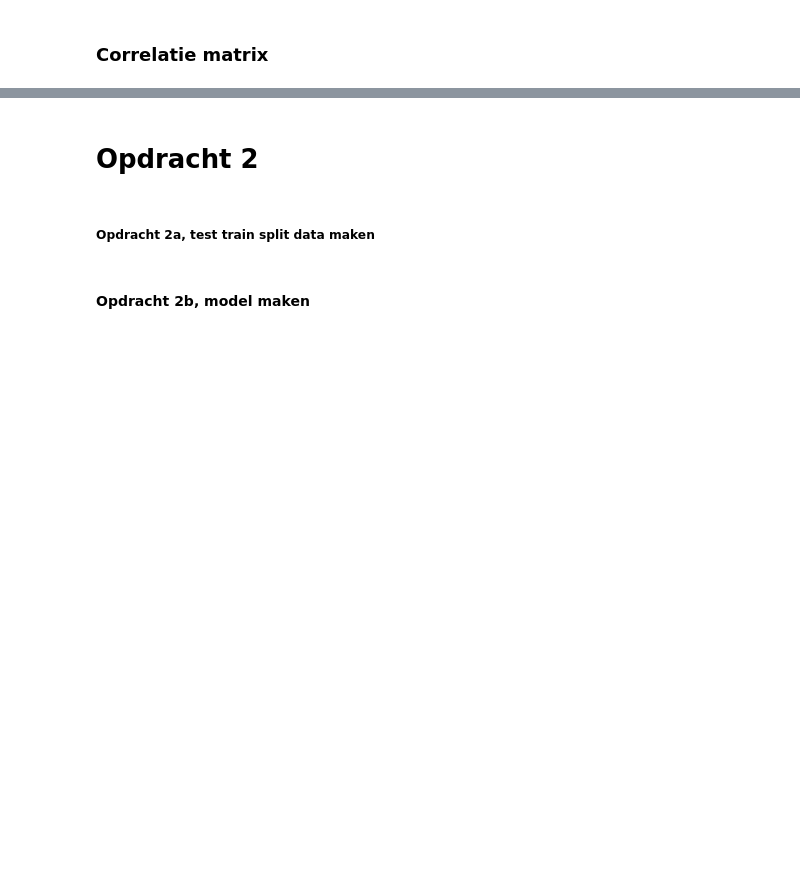
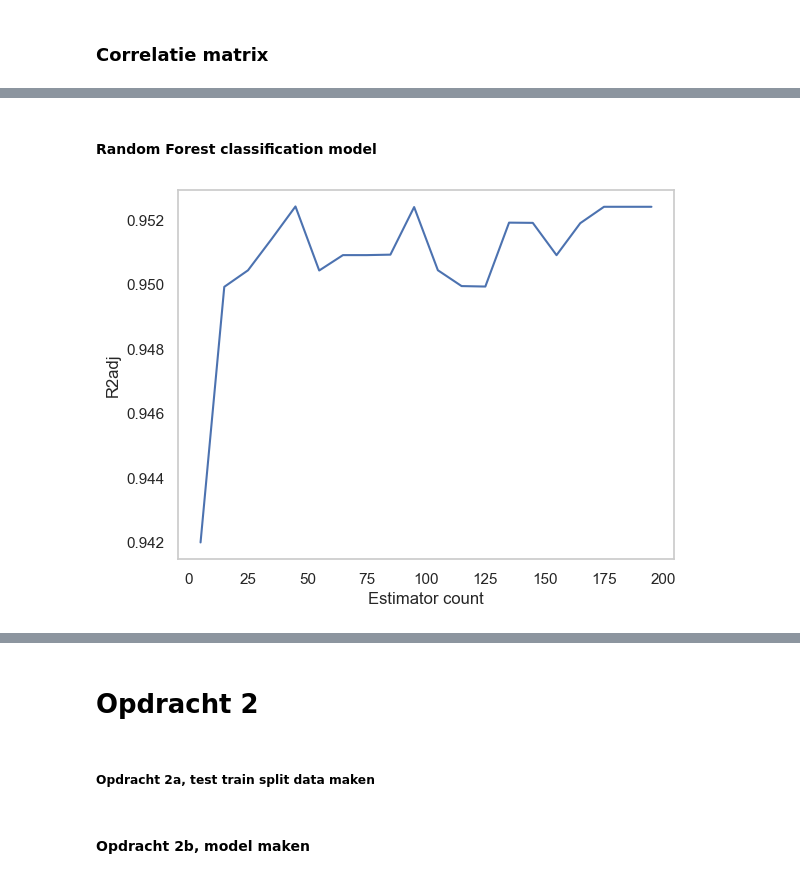
Before and after one commit to luukhfontys/Datascience-eindopdracht, a Jupyter notebook: DS Eindopdracht.ipynb, the cells around one changed output, grey strips where cells are left out. Cells and saved outputs as stored; diff of their text form; code cells hidden in the pictures; blank space fills up the shorter version.

```diff
--- a/DS Eindopdracht.ipynb
+++ b/DS Eindopdracht.ipynb
@@ -254,0 +358,34 @@ for column in columns_with_y:
+# %% [markdown]
+#### Random Forest classification model
+# %%
+def R2_adj(estimator, x, y_true):
+    n, p = x.shape
+    y_pred = estimator.predict(x)
+    r2 = r2_score(y_true, y_pred)
+    return 1 - ((1 - r2) * (n - 1))/(n-p-1)
+
+param_grid = {
+    'max_depth': [None, 2, 4, 6, 8, 10],
+    'min_samples_split': [2, 10, 20, 40, 80, 160, 320]
+}
+
+RF_regressor = RandomForestClassifier(n_estimators=20)
+grid_search_RF_Regressor = GridSearchCV(RF_regressor, param_grid, cv=5, scoring=R2_adj, n_jobs=-1)
+grid_search_RF_Regressor.fit(X_train, y_train)
+
+R2adj = []
+n_est_idx = range(5, 200, 10)
+
+for n_est in tqdm(n_est_idx, total=len(n_est_idx)):
+    RF_regressor = RandomForestClassifier(n_estimators=n_est, random_state=42)
+    grid_search_RF_Regressor = GridSearchCV(RF_regressor, param_grid, cv=5, scoring=R2_adj, n_jobs=-1)
+    grid_search_RF_Regressor.fit(X_train, y_train)
+    R2adj.append(grid_search_RF_Regressor.best_score_)
+
+plt.plot(n_est_idx, R2adj)
+plt.xlabel('Estimator count')
+plt.ylabel('R2adj')
+plt.grid()
+plt.show()
+# %% [output]
+[figure, added]
```
Also changed, not shown: parts of 22 cells of this notebook, 2 other files.
